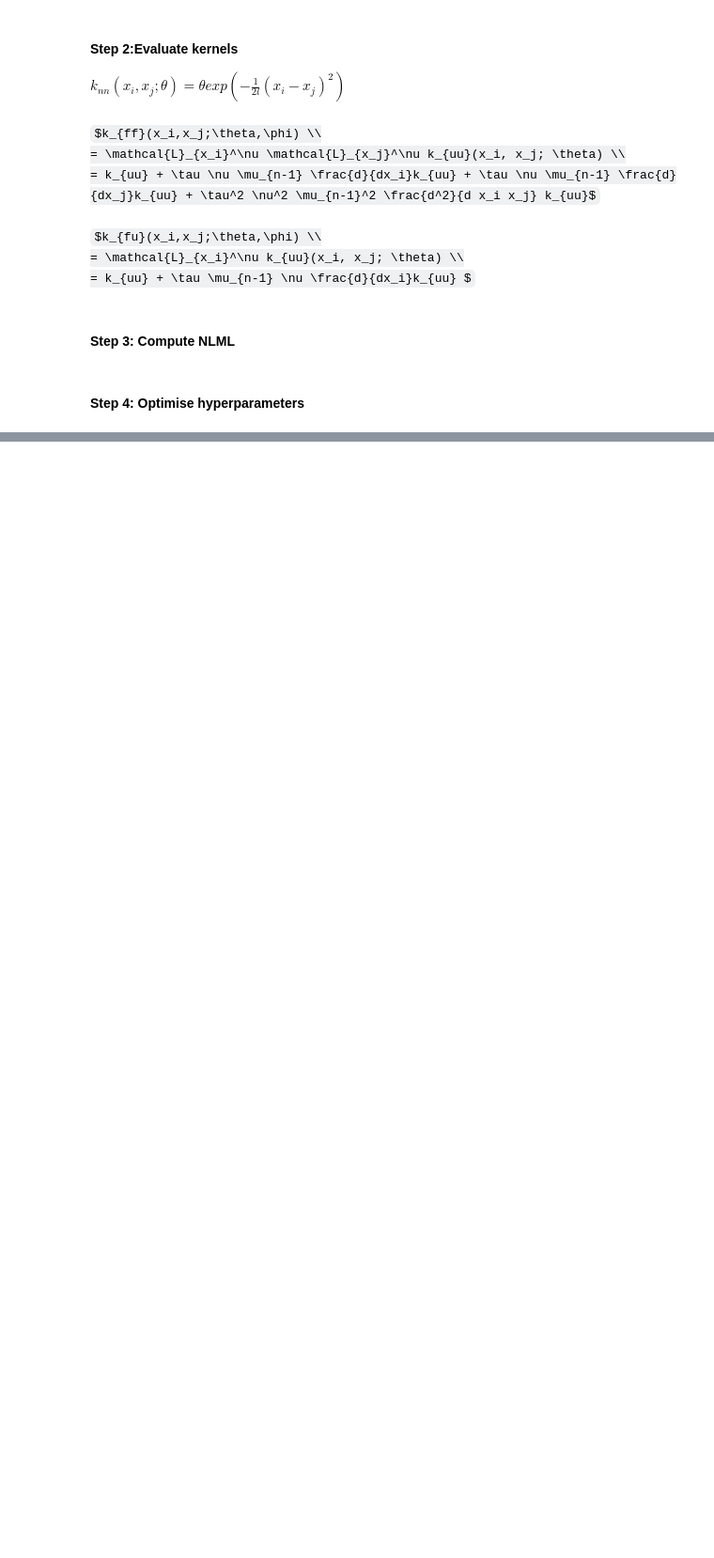
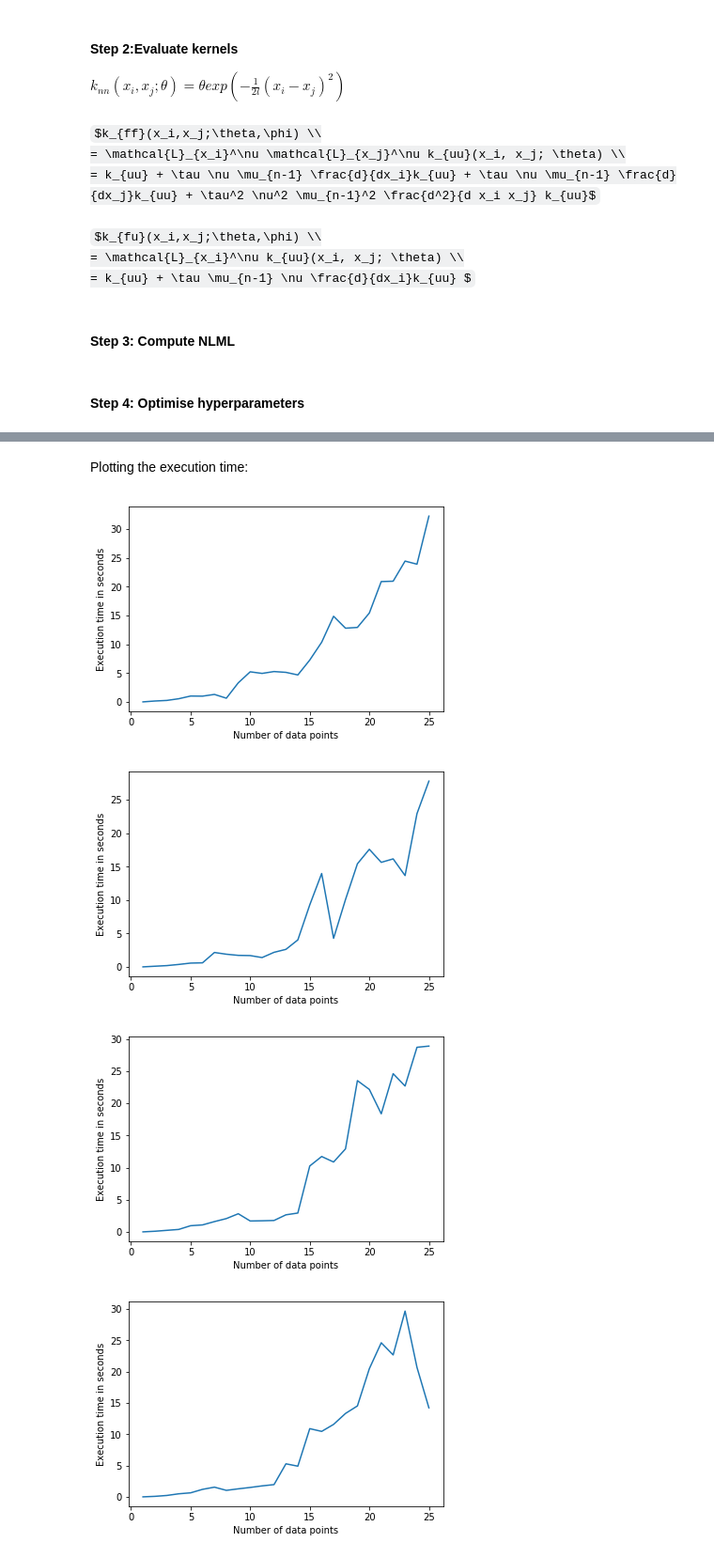
Before and after one commit to ratnania/mlhiphy, a Jupyter notebook: burgers_equation/burgerseq_mod.ipynb, the cells around one changed output, grey strips where cells are left out. Shown at 94% size. Cells and saved outputs as stored; diff of their text form; code cells hidden in the pictures; some formulas as TeX source; blank space fills up the shorter version.

```diff
--- a/burgers_equation/burgerseq_mod.ipynb
+++ b/burgers_equation/burgerseq_mod.ipynb
@@ -149,0 +182,15 @@ m
+# %% [markdown]
+Plotting the execution time:
+# %%
+lin = np.linspace(1, timing.shape[1], timing.shape[1])
+
+for i in range(timing.shape[0]):
+    plt.plot(lin, timing[i,:])
+    plt.ylabel('Execution time in seconds')
+    plt.xlabel('Number of data points')
+    plt.show()
+# %% [output]
+[figure, added]
+[figure, added]
+[figure, added]
+[figure, added]
```
Also changed, not shown: parts of 12 cells of this notebook, 1 other file.
